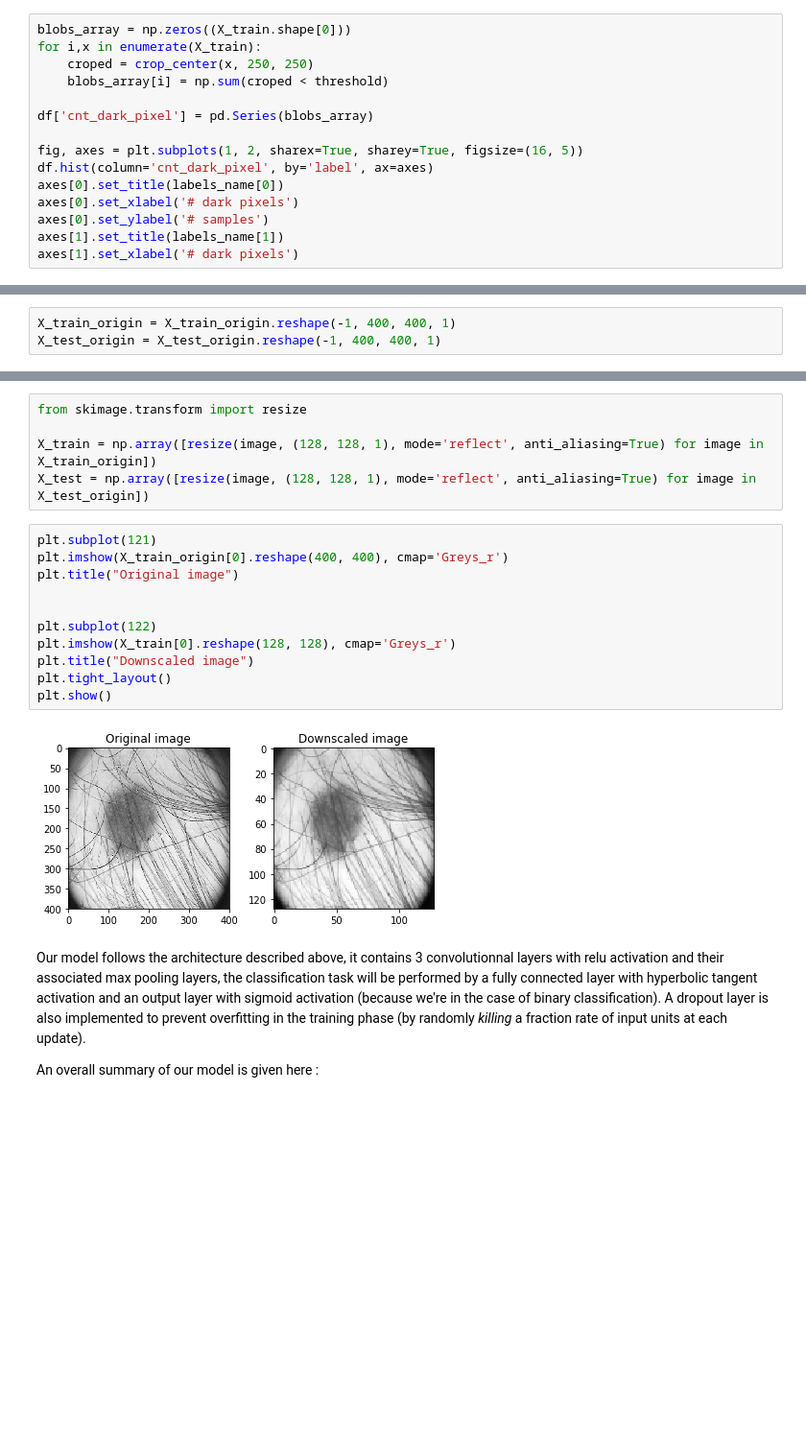
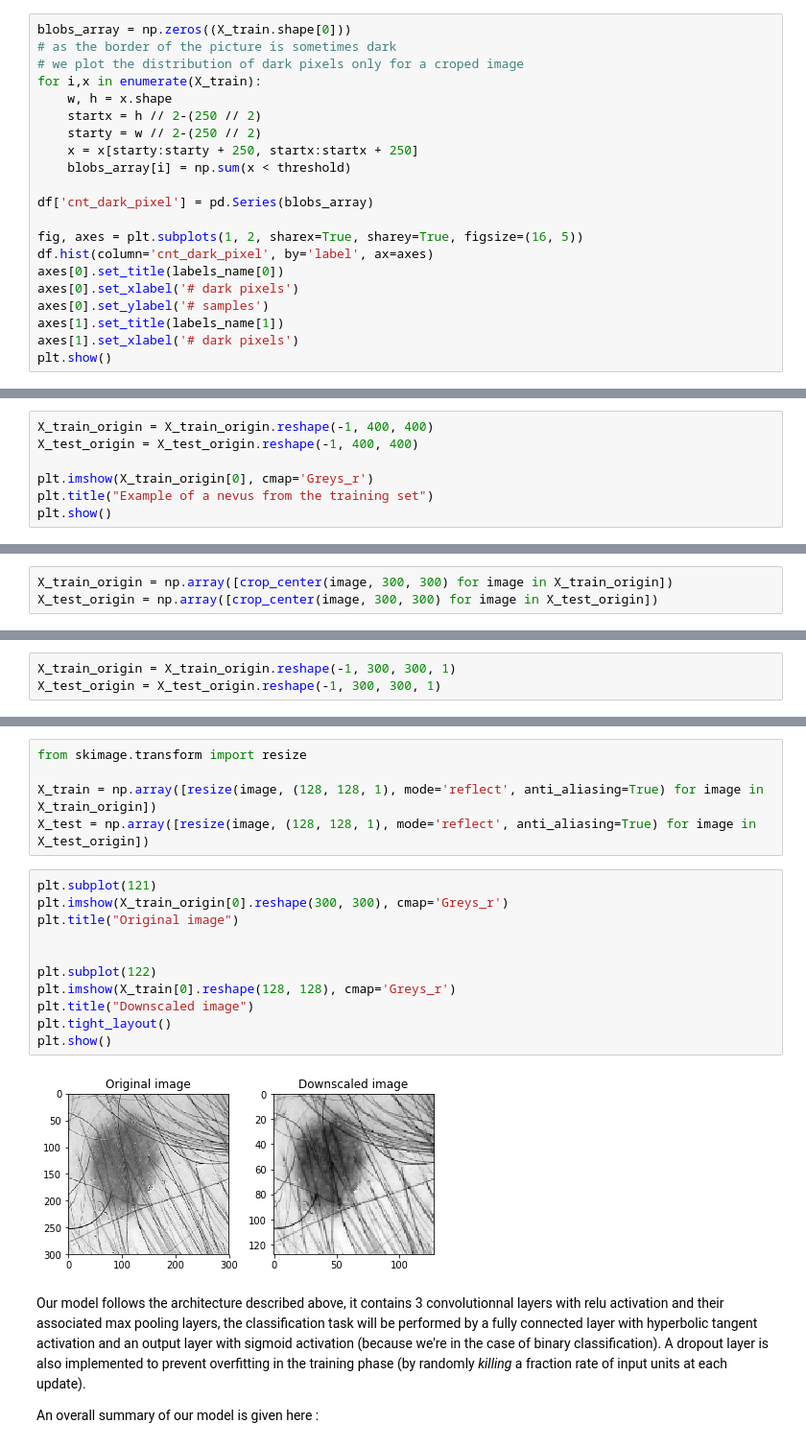
Before and after one commit to jeanbabs/Melanoma_detection, a Jupyter notebook: Melanoma_starting_kit.ipynb, the cells around one changed output, grey strips where cells are left out. Shown at 96% size. Cells and saved outputs as stored; diff of their text form; blank space fills up the shorter version.

```diff
--- a/Melanoma_starting_kit.ipynb
+++ b/Melanoma_starting_kit.ipynb
@@ -214,9 +173,14 @@ Number of dark pixels (Nevus): 19034
 Now we can compare sizes distribution for benign and malignant nevus over the whole dataset.
 # %%
 blobs_array = np.zeros((X_train.shape[0]))
+# as the border of the picture is sometimes dark
+# we plot the distribution of dark pixels only for a croped image
 for i,x in enumerate(X_train):
-    croped = crop_center(x, 250, 250)
-    blobs_array[i] = np.sum(croped < threshold)
+    w, h = x.shape
+    startx = h // 2-(250 // 2)
+    starty = w // 2-(250 // 2)
+    x = x[starty:starty + 250, startx:startx + 250]
+    blobs_array[i] = np.sum(x < threshold)
 
 df['cnt_dark_pixel'] = pd.Series(blobs_array)
 
@@ -227,4 +191,5 @@ axes[0].set_xlabel('# dark pixels')
 axes[0].set_ylabel('# samples')
 axes[1].set_title(labels_name[1])
 axes[1].set_xlabel('# dark pixels')
+plt.show()
 # %% [output]
@@ -491,3 +452,10 @@ X_test_origin = X_test_origin.values
 type(X_train_origin)
 # %% [output]
 numpy.ndarray
+# %%
+X_train_origin = X_train_origin.reshape(-1, 400, 400)
+X_test_origin = X_test_origin.reshape(-1, 400, 400)
+
+plt.imshow(X_train_origin[0], cmap='Greys_r')
+plt.title("Example of a nevus from the training set")
+plt.show()
@@ -493,0 +478,3 @@ numpy.ndarray
+# %%
+X_train_origin = np.array([crop_center(image, 300, 300) for image in X_train_origin])
+X_test_origin = np.array([crop_center(image, 300, 300) for image in X_test_origin])
@@ -494,8 +485,8 @@ numpy.ndarray
 # %% [markdown]
 One specificity of this ConvNet implementation is that the images have to be reshaped to include the channel :
 # %%
-X_train_origin = X_train_origin.reshape(-1, 400, 400, 1)
-X_test_origin = X_test_origin.reshape(-1, 400, 400, 1)
+X_train_origin = X_train_origin.reshape(-1, 300, 300, 1)
+X_test_origin = X_test_origin.reshape(-1, 300, 300, 1)
 # %%
 print("Shape of training set : {}".format(X_train_origin.shape))
 # %% [output]
@@ -509,17 +500,17 @@ X_train = np.array([resize(image, (128, 128, 1), mode='reflect', anti_aliasing=T
 X_test = np.array([resize(image, (128, 128, 1), mode='reflect', anti_aliasing=True) for image in X_test_origin])
 # %%
 plt.subplot(121)
-plt.imshow(X_train_origin[0].reshape(400, 400), cmap='Greys_r')
+plt.imshow(X_train_origin[0].reshape(300, 300), cmap='Greys_r')
 plt.title("Original image")
 
 
 plt.subplot(122)
 plt.imshow(X_train[0].reshape(128, 128), cmap='Greys_r')
 plt.title("Downscaled image")
 plt.tight_layout()
 plt.show()
 # %% [output]
-[figure, old version]
+[figure, new version]
 # %% [markdown]
 Our model follows the architecture described above, it contains 3 convolutionnal layers with relu activation and their associated max pooling layers, the classification task will be performed by a fully connected layer with hyperbolic tangent activation and an output layer with sigmoid activation (because we're in the case of binary classification). A dropout layer is also implemented to prevent overfitting in the training phase (by randomly *killing* a fraction rate of input units at each update).
 
```
Also changed, not shown: parts of 32 cells of this notebook.
